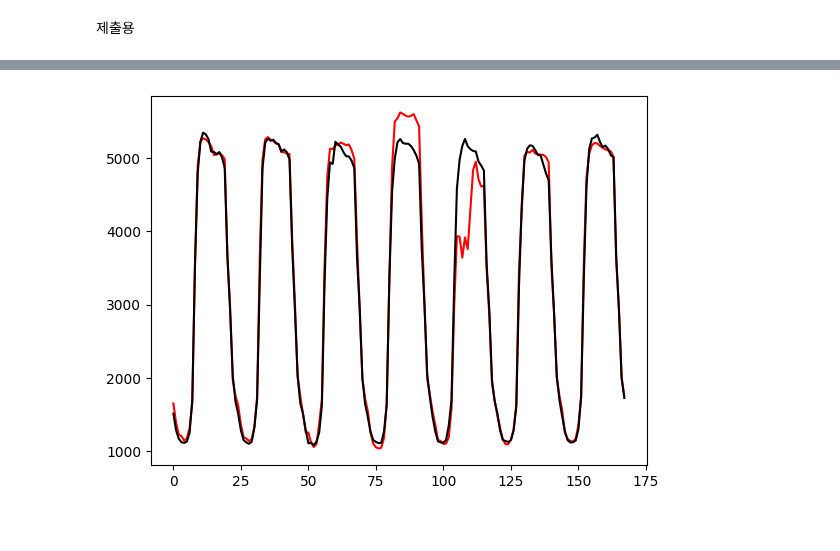
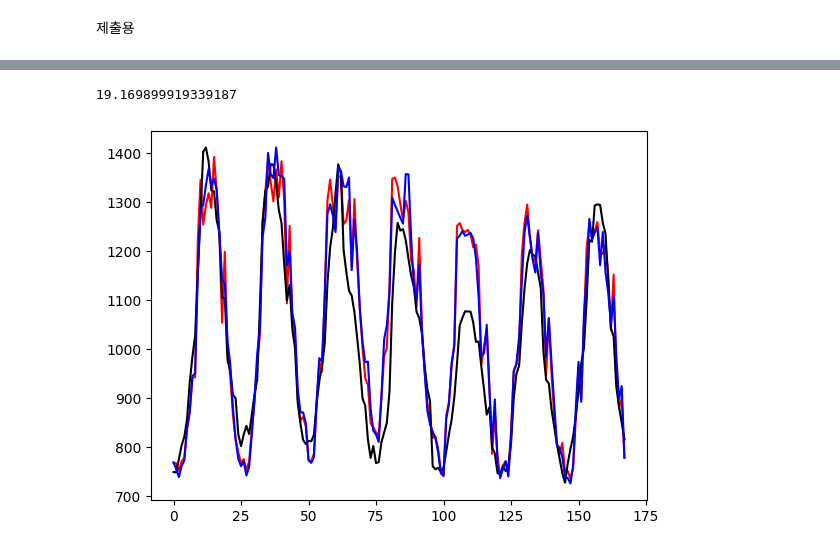
Before and after one commit to wooseungw/power_consumption_comp, a Jupyter notebook: avengers.ipynb, the cells around one changed output, grey strips where cells are left out. Drawn from its saved outputs; the diff is of its cells as text; code cells hidden in the pictures.

```diff
--- a/avengers.ipynb
+++ b/avengers.ipynb
@@ -121,4 +121,10 @@ predictor = TabularPredictor(label='power_consumption', eval_metric='mean_square
 ld_board = predictor.leaderboard(train, silent=True)
 
 ld_board
+# %%
+trash = pd.read_csv('./trash.csv')
+a = trash['1']
+aa = a[0]
+def SMAPE(y_true, y_pred):
+    return 100/len(y_true) * np.sum(2 * np.abs(y_pred - y_true) / (np.abs(y_true) + np.abs(y_pred)))
 # %%
@@ -174,3 +287,15 @@ predictions_nd = np.array(predictions)
 subm.loc[subm.index[168*(i-1):168*i],'answer'] = predictions_nd
 # %%
 subm.to_csv('./submission/ensemble_autog_37_38_40_41.csv', index = False)
+# %%
+def SMAPE(y_true, y_pred):
+    return 100/len(y_true) * np.sum(2 * np.abs(y_pred - y_true) / (np.abs(y_true) + np.abs(y_pred)))
+
+i=54
+test_df = pd.read_csv(f'./pretest/pretest_building{i}.csv').drop(columns=drop_col)
+answer = test_df['power_consumption']
+score = SMAPE(answer, predictions)
+print(score)
+scores.append(score)
+# %% [output]
+19.169899919339187
@@ -177,18 +304,21 @@ subm.to_csv('./submission/ensemble_autog_37_38_40_41.csv', index = False)
 # %%
-b_num = 41
-x = pd.read_csv('./submission/submission_xgb_clust.csv')
+b_num = 95
+x = pd.read_csv('./submission/submission_xgb_clust5.csv')
 x = x.loc[x.index[168*(b_num-1):168*b_num],'answer']
-l = pd.read_csv('./submission/lightGBM_wsw_clust.csv')
+l = pd.read_csv('./submission/lightGBM_wsw_clust5.csv')
 l = l.loc[l.index[168*(b_num-1):168*b_num],'answer']
-c = pd.read_csv('./submission/CatBoost_wsw_clust.csv')
+c = pd.read_csv('./submission/CatBoost_wsw_clust5.csv')
 c = c.loc[c.index[168*(b_num-1):168*b_num],'answer']
-e = pd.read_csv('./submission\ensemble_wsw_clust75_05_2.csv')
+e = pd.read_csv('./submission\ensemble_lbw_clust5_75_05_2.csv')
 e = e.loc[e.index[168*(b_num-1):168*b_num],'answer']
+a = pd.read_csv('./submission\submission_autog54_lbw.csv')
+a = a.loc[a.index[168*(b_num-1):168*b_num],'answer']
 # plt.plot(np.arange(168),x, color='m')
 # plt.plot(np.arange(168),l, color='green')
 # plt.plot(np.arange(168),c, color='blue')
 plt.plot(np.arange(168),e, color='red')
 plt.plot(np.arange(168),predictions, color='black')
+plt.plot(np.arange(168),a, color='blue')
 plt.show()
 # %% [output]
-[figure, old version]
+[figure, new version]
```
Also changed, not shown: parts of 4 cells of this notebook, 7 other files.
